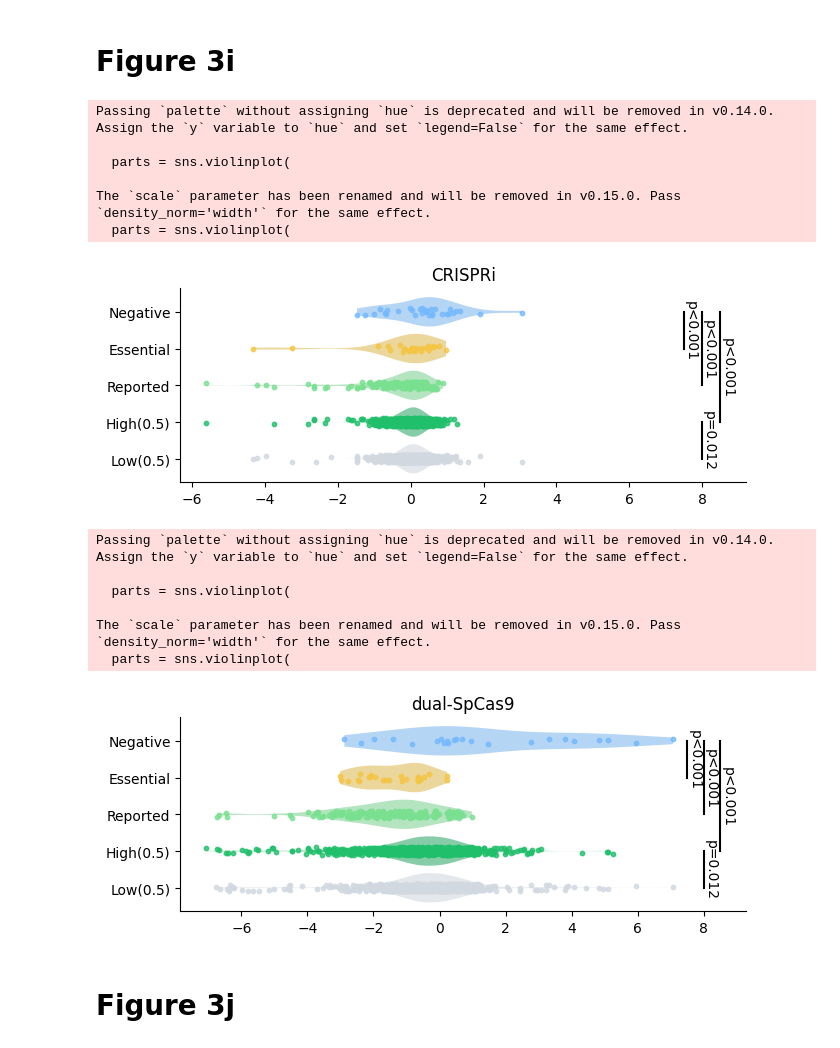
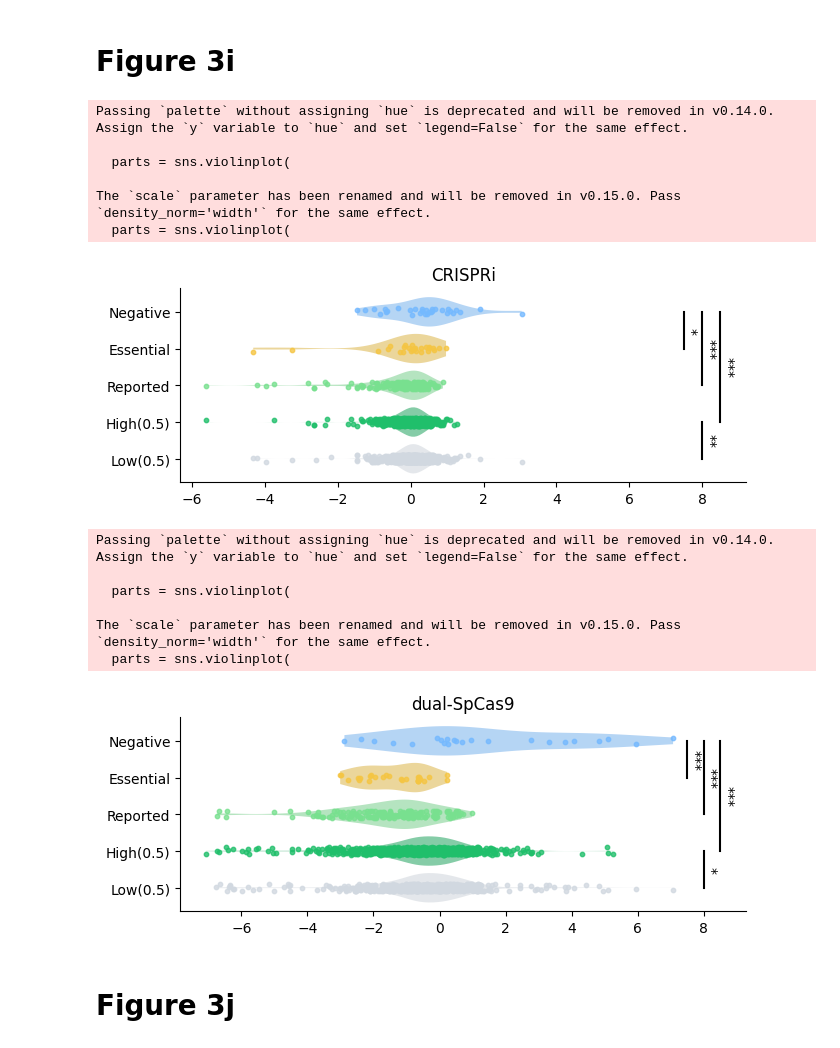
Before and after one commit to xmuhuanglab/eScreen, a Jupyter notebook: Analysis/Figure3.ipynb, the cells around one changed output. Cells and saved outputs as stored; diff of their text form; code cells hidden in the pictures.

```diff
--- a/Analysis/Figure3.ipynb
+++ b/Analysis/Figure3.ipynb
@@ -822,9 +599,9 @@ plt.show()
 import pandas as pd
 import numpy as np
 import matplotlib.pyplot as plt
-BASE = '/cluster2/huanglab/liquan/data/eSCREEN/ANLYSIS/Experiment_validation/Final_Validation'
-K562Ki = pd.read_csv(f'{BASE}/Pathway/K562Ki.txt', sep='\t')
-A549Ki = pd.read_csv(f'{BASE}/Pathway/A549Ki.txt', sep='\t')
+BASE = 'data/fig3'
+K562Ki = pd.read_csv(f'{BASE}/K562Ki.txt', sep='\t')
+A549Ki = pd.read_csv(f'{BASE}/A549Ki.txt', sep='\t')
 fig, ax = plt.subplots(figsize=(6, 3))
 K562Ki_sorted = K562Ki.head(10)
 y = -np.log10(K562Ki_sorted['P-value'].values)
@@ -837,7 +614,7 @@ ax.set_title('K562 CRISPRi GO enrichment', fontsize=11)
 ax.invert_yaxis()
 ax.spines['top'].set_visible(False); ax.spines['right'].set_visible(False)
 plt.tight_layout()
-plt.savefig('results/Fig3g_K562_GO.png', dpi=300, bbox_inches='tight')
+plt.savefig('figures/Fig3g_K562_GO.png', dpi=300, bbox_inches='tight')
 plt.show()
 fig, ax = plt.subplots(figsize=(6, 3))
 A549Ki_sorted = A549Ki.head(10)
@@ -851,7 +628,7 @@ ax.set_title('A549 CRISPRi GO enrichment', fontsize=11)
 ax.invert_yaxis()
 ax.spines['top'].set_visible(False); ax.spines['right'].set_visible(False)
 plt.tight_layout()
-plt.savefig('results/Fig3g_A549_GO.png', dpi=300, bbox_inches='tight')
+plt.savefig('figures/Fig3g_A549_GO.png', dpi=300, bbox_inches='tight')
 plt.show()
 # %% [output]
 [figure]
@@ -971,38 +749,39 @@ for i, pc in enumerate(ax.collections):
         pc.set_linewidth(1)
 for i, cre in enumerate(cre_order):
     data = result_df[result_df['CREtype'] == cre]
     y = i + np.random.uniform(-0.1, 0.1, size=len(data))
     x = data['LFC']
     ax.scatter(
         x, y,
         color=color_list[i],
         alpha=0.8,
         s=10,
         zorder=3
     )
 ax.set_xlabel("")
 ax.set_ylabel("")
 ax.set_title('CRISPRi')
 ax.spines['top'].set_visible(False)
 ax.spines['right'].set_visible(False)
 plt.plot([7.5, 7.5], [1, 0], color='k')
-plt.text(x=7.5, y=0.5, s='p<0.001', rotation=-90, va='center')
+plt.text(x=7.5, y=0.5, s='*', rotation=-90, va='center')
 plt.plot([8.0, 8.0], [2, 0], color='k')
-plt.text(x=8.0, y=1.0, s='p<0.001', rotation=-90, va='center')
+plt.text(x=8.0, y=1.0, s='***', rotation=-90, va='center')
 plt.plot([8.5, 8.5], [3, 0], color='k')
-plt.text(x=8.5, y=1.5, s='p<0.001', rotation=-90, va='center')
+plt.text(x=8.5, y=1.5, s='***', rotation=-90, va='center')
 plt.plot([8.0, 8.0], [3, 4], color='k')
-plt.text(x=8.0, y=3.5, s='p=0.012', rotation=-90, va='center')
+plt.text(x=8.0, y=3.5, s='**', rotation=-90, va='center')
 plt.tight_layout()
+plt.savefig('figures/Fig3i_CRISPRi.pdf', bbox_inches='tight', dpi=300)
 plt.show()
 # %% [output]
 Passing `palette` without assigning `hue` is deprecated and will be removed in v0.14.0. Assign the `y` variable to `hue` and set `legend=False` for the same effect.
 
   parts = sns.violinplot(
 
 The `scale` parameter has been renamed and will be removed in v0.15.0. Pass `density_norm='width'` for the same effect.
   parts = sns.violinplot(
-[figure, old version]
+[figure, new version]
 # %%
 import pandas as pd
 import numpy as np
@@ -1068,14 +847,15 @@ ax.set_title('dual-SpCas9')
 ax.spines['top'].set_visible(False)
 ax.spines['right'].set_visible(False)
 plt.plot([7.5, 7.5], [1, 0], color='k')
-plt.text(x=7.5, y=0.5, s='p<0.001', rotation=-90, va='center')
+plt.text(x=7.5, y=0.5, s='***', rotation=-90, va='center')
 plt.plot([8.0, 8.0], [2, 0], color='k')
-plt.text(x=8.0, y=1.0, s='p<0.001', rotation=-90, va='center')
+plt.text(x=8.0, y=1.0, s='***', rotation=-90, va='center')
 plt.plot([8.5, 8.5], [3, 0], color='k')
-plt.text(x=8.5, y=1.5, s='p<0.001', rotation=-90, va='center')
+plt.text(x=8.5, y=1.5, s='***', rotation=-90, va='center')
 plt.plot([8.0, 8.0], [3, 4], color='k')
-plt.text(x=8.0, y=3.5, s='p=0.012', rotation=-90, va='center')
+plt.text(x=8.0, y=3.5, s='*', rotation=-90, va='center')
 plt.tight_layout()
+plt.savefig('figures/Fig3i_dualKO.pdf', bbox_inches='tight', dpi=300)
 plt.show()
 # %% [output]
 Passing `palette` without assigning `hue` is deprecated and will be removed in v0.14.0. Assign the `y` variable to `hue` and set `legend=False` for the same effect.
@@ -1084,7 +864,7 @@ Passing `palette` without assigning `hue` is deprecated and will be removed in v
 
 The `scale` parameter has been renamed and will be removed in v0.15.0. Pass `density_norm='width'` for the same effect.
   parts = sns.violinplot(
-[figure, old version]
+[figure, new version]
 # %% [markdown]
 # Figure 3j
 # %%
```
Also changed, not shown: parts of 14 cells of this notebook, 2 other files.
